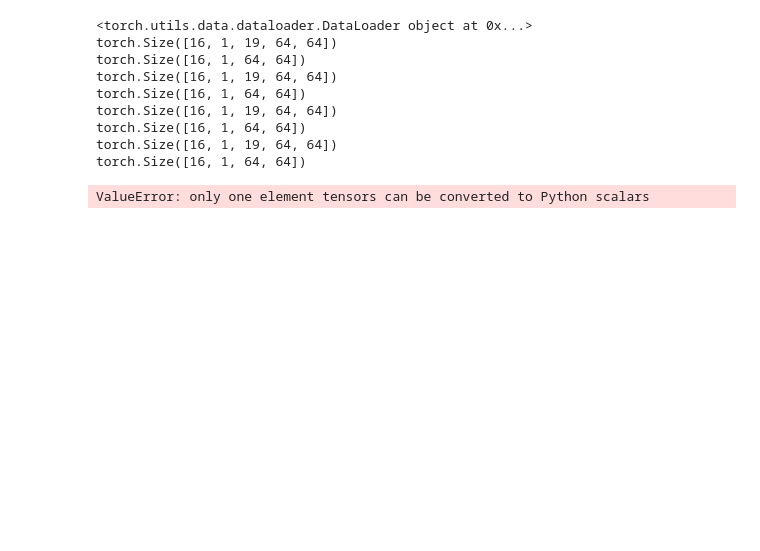
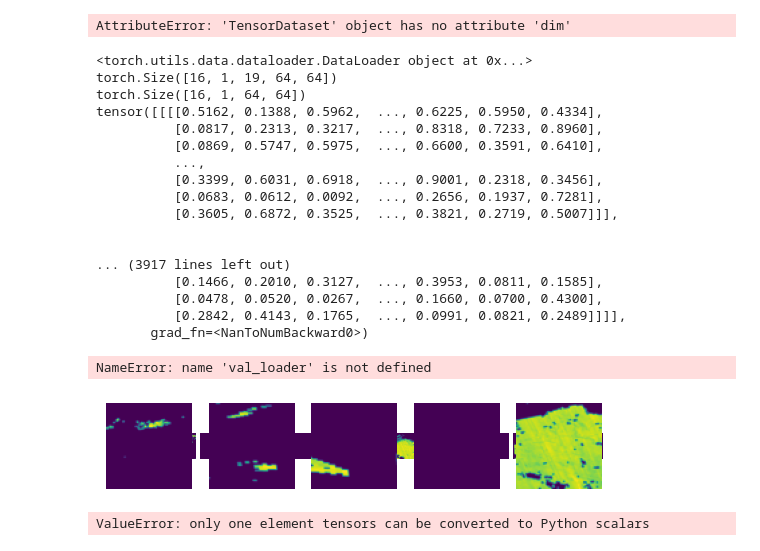
Before and after one commit to kajetannow/convlstm-ch4, a Jupyter notebook: model.ipynb, the cells around one changed output. Drawn from its saved outputs; the diff is of its cells as text; code cells hidden in the pictures; blank space fills up the shorter version.

```diff
--- a/model.ipynb
+++ b/model.ipynb
@@ -88,56 +103,99 @@ ValueError: too many values to unpack (expected 2)
+# %%
+def custom_imshow(tensor):
+    if tensor.dim() == 4:
+        count = 1
+        for i in range(tensor.size(0)):
+            img = tensor[i].numpy()
+            plt.subplot(1, tensor.size(0), count)
+            img = img / 2 + 0.5     # unnormalize
+            img = np.transpose(img, (1, 2, 0))
+            count += 1
+            plt.imshow(img)
+            plt.axis('off')
+
+    if tensor.dim() == 5:
+        count = 1
+        for i in range(tensor.size(0)):
+            for j in range(tensor.size(1)):
+                img = tensor[i][j].numpy()
+                plt.subplot(tensor.size(0), tensor.size(1), count)
+                img = img / 2 + 0.5  # unnormalize
+                img = np.transpose(img, (1, 2, 0))
+
+                plt.imshow(img)
+                plt.axis('off')
+                count +=1
+
+custom_imshow(dataset)
+# %% [output]
+AttributeError: 'TensorDataset' object has no attribute 'dim'
 # %%
 # The input video frames are grayscale, thus single channel
 model = Seq2Seq(num_channels=1, num_kernels=64,
 kernel_size=(3, 3), padding=(1, 1), activation="relu",
 frame_size=(64, 64), num_layers=3).to(device)
 
-optim = Adam(model.parameters(), lr=1e-4)
+optim = Adam(model.parameters(), lr=1e-5)
 
 # Binary Cross Entropy, target pixel values either 0 or 1
 criterion = nn.BCELoss(reduction='sum')
 # %%
-
+#33 min per epoch
 num_epochs = 5
 
 for epoch in range(1, num_epochs+1):
 
     train_loss = 0
     model.train()
-    print(train_loader)
+    print(loader)
     #for batch_num, (input, target) in enumerate(train_loader):
     #for input, target in train_loader:
     for input, target in loader:
+        #print(input[0, 0, 0, :, :].max())
+        custom_imshow(target)
+        output = model(input)
+        output = output.nan_to_num(nan=0.0)
         print(input.shape)
         print(target.shape)
-        output = model(input)
+        print(output)
         loss = criterion(output.flatten(), target.flatten())
         loss.backward()
         optim.step()
         optim.zero_grad()
         train_loss += loss.item()
-    train_loss /= len(train_loader.dataset)
+    train_loss /= len(loader.dataset)
 
     val_loss = 0
     model.eval()
     with torch.no_grad():
         for input, target in val_loader:
             output = model(input)
             loss = criterion(output.flatten(), target.flatten())
             val_loss += loss.item()
     val_loss /= len(val_loader.dataset)
 
     print("Epoch:{} Training Loss:{:.2f} Validation Loss:{:.2f}\n".format(
         epoch, train_loss, val_loss))
 # %% [output]
 <torch.utils.data.dataloader.DataLoader object at 0x...>
 torch.Size([16, 1, 19, 64, 64])
 torch.Size([16, 1, 64, 64])
-torch.Size([16, 1, 19, 64, 64])
-torch.Size([16, 1, 64, 64])
-torch.Size([16, 1, 19, 64, 64])
-torch.Size([16, 1, 64, 64])
-torch.Size([16, 1, 19, 64, 64])
-torch.Size([16, 1, 64, 64])
+tensor([[[[0.5162, 0.1388, 0.5962,  ..., 0.6225, 0.5950, 0.4334],
+          [0.0817, 0.2313, 0.3217,  ..., 0.8318, 0.7233, 0.8960],
+          [0.0869, 0.5747, 0.5975,  ..., 0.6600, 0.3591, 0.6410],
+          ...,
+          [0.3399, 0.6031, 0.6918,  ..., 0.9001, 0.2318, 0.3456],
+          [0.0683, 0.0612, 0.0092,  ..., 0.2656, 0.1937, 0.7281],
+          [0.3605, 0.6872, 0.3525,  ..., 0.3821, 0.2719, 0.5007]]],
+
+
+... (3917 lines left out)
+          [0.1466, 0.2010, 0.3127,  ..., 0.3953, 0.0811, 0.1585],
+          [0.0478, 0.0520, 0.0267,  ..., 0.1660, 0.0700, 0.4300],
+          [0.2842, 0.4143, 0.1765,  ..., 0.0991, 0.0821, 0.2489]]]],
+       grad_fn=<NanToNumBackward0>)
+NameError: name 'val_loader' is not defined
+[figure, added]
 # %%
 def collate_test(batch):
 
```
Also changed, not shown: parts of 2 cells of this notebook, 3 other files.
